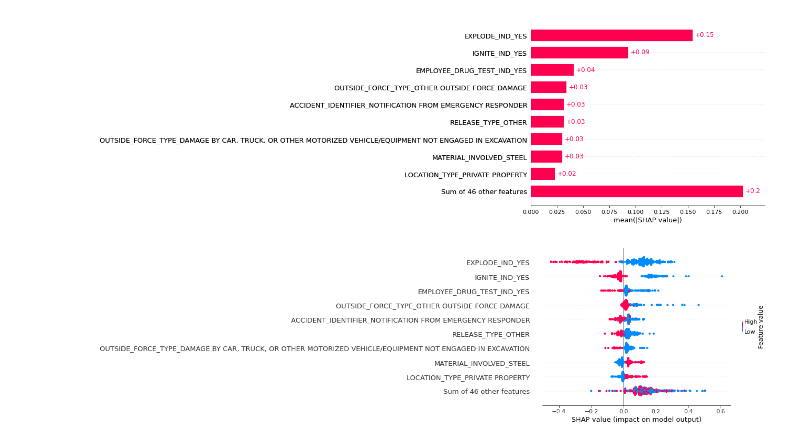
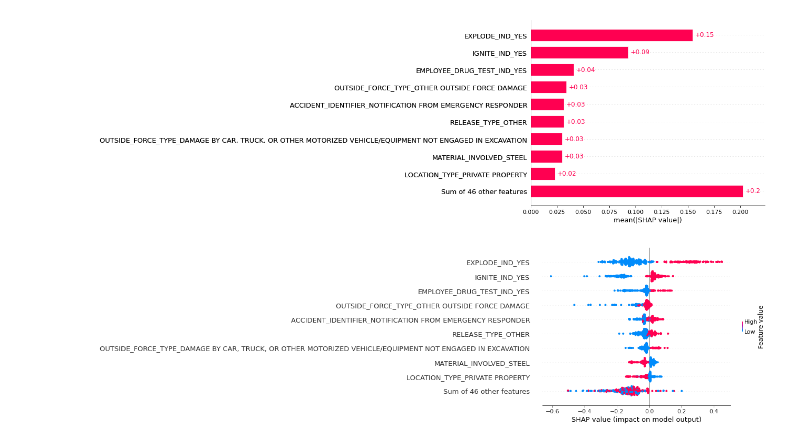
Before and after one commit to hyan46/pipeline_analysis, a Jupyter notebook: PHMSA/risk_analysis/risk_analysis.ipynb, the cells around one changed output. Cells and saved outputs as stored; diff of their text form; code cells hidden in the pictures.

```diff
--- a/PHMSA/risk_analysis/risk_analysis.ipynb
+++ b/PHMSA/risk_analysis/risk_analysis.ipynb
@@ -230,6 +230,6 @@ shap.plots.bar(shap_values[:,:,0])
 # %% [output]
 [figure]
 # %%
-shap.plots.beeswarm(shap_values[:,:,0])
+shap.plots.beeswarm(shap_values[:,:,1])
 # %% [output]
-[figure, old version]
+[figure, new version]
```
Also changed, not shown: parts of 6 cells of this notebook.
